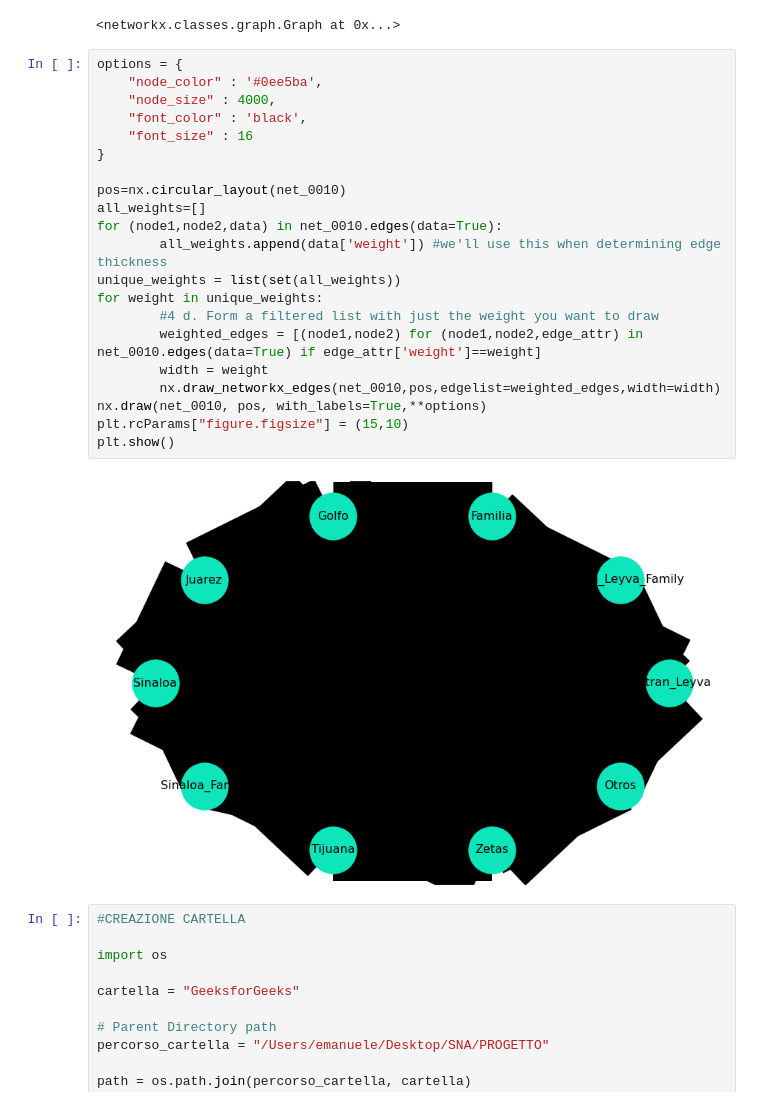
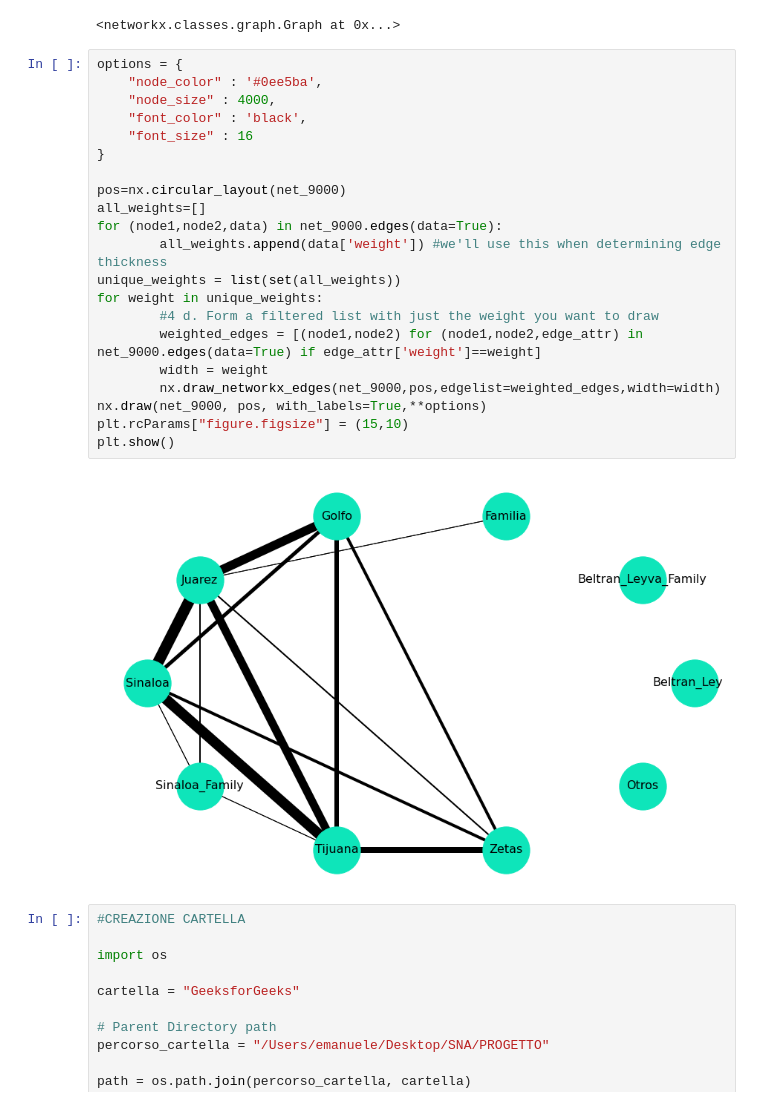
Before and after one commit to emacarta/Mexico-Drug-Traffic-Activities, a Jupyter notebook: Mexican_Drug_Cartell_Analysis.ipynb, the cells around one changed output. Cells and saved outputs as stored; diff of their text form.

```diff
--- a/Mexican_Drug_Cartell_Analysis.ipynb
+++ b/Mexican_Drug_Cartell_Analysis.ipynb
@@ -1204,26 +1262,26 @@ Network_Cartels_Meeting_Generator(bi_grams_0010,net_0010,'#0ee5ba')
 # %%
 options = {
     "node_color" : '#0ee5ba',
     "node_size" : 4000,
     "font_color" : 'black',
     "font_size" : 16
 }
 
-pos=nx.circular_layout(net_0010)
+pos=nx.circular_layout(net_9000)
 all_weights=[]
-for (node1,node2,data) in net_0010.edges(data=True):
+for (node1,node2,data) in net_9000.edges(data=True):
         all_weights.append(data['weight']) #we'll use this when determining edge thickness
 unique_weights = list(set(all_weights))
 for weight in unique_weights:
         #4 d. Form a filtered list with just the weight you want to draw
-        weighted_edges = [(node1,node2) for (node1,node2,edge_attr) in net_0010.edges(data=True) if edge_attr['weight']==weight]
+        weighted_edges = [(node1,node2) for (node1,node2,edge_attr) in net_9000.edges(data=True) if edge_attr['weight']==weight]
         width = weight
-        nx.draw_networkx_edges(net_0010,pos,edgelist=weighted_edges,width=width)
-nx.draw(net_0010, pos, with_labels=True,**options)
+        nx.draw_networkx_edges(net_9000,pos,edgelist=weighted_edges,width=width)
+nx.draw(net_9000, pos, with_labels=True,**options)
 plt.rcParams["figure.figsize"] = (15,10)
 plt.show()
 # %% [output]
-[figure, old version]
+[figure, new version]
 # %%
 #CREAZIONE CARTELLA
 
```
Also changed, not shown: parts of 3 cells of this notebook.
